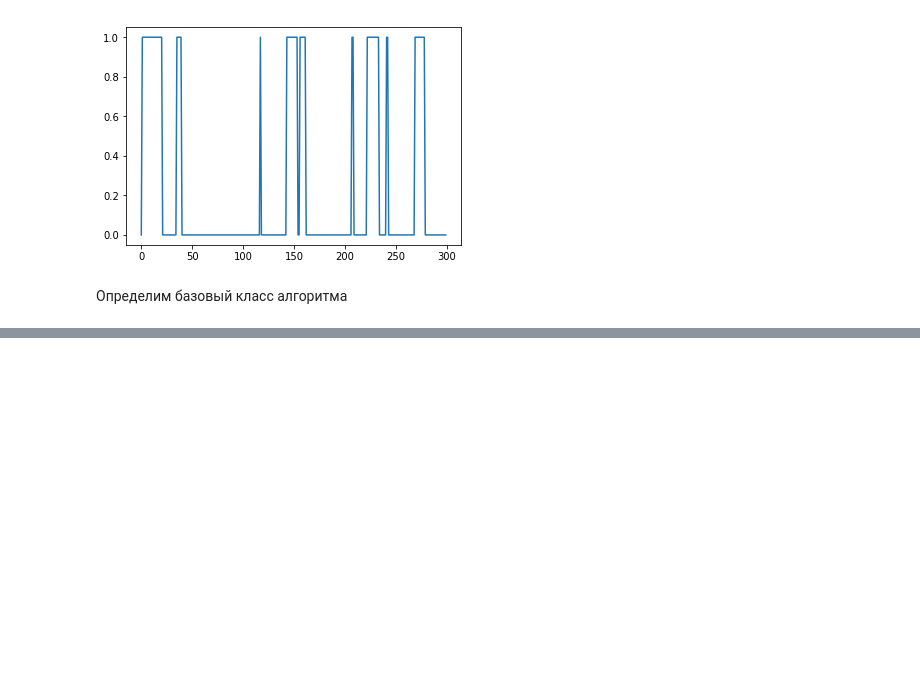
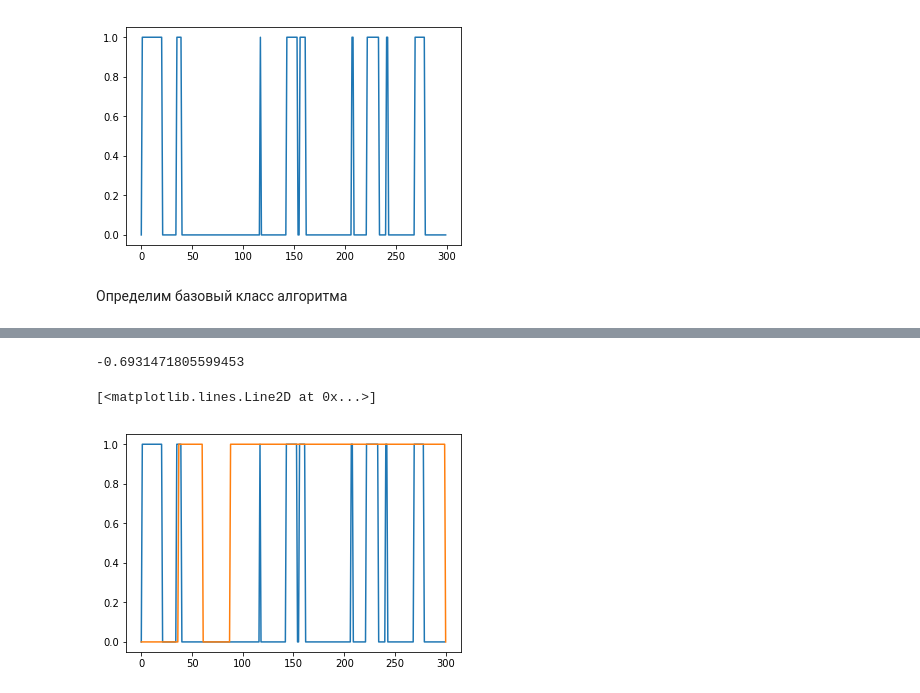
Before and after one commit to evgeniy97/unfarCasino, a Jupyter notebook: KhomutovTask-Copy1.ipynb, the cells around one changed output, grey strips where cells are left out. Saved outputs shown, nothing was run; the diff lists cells and outputs as text; code cells hidden in the pictures; blank space fills up the shorter version.

```diff
--- a/KhomutovTask-Copy1.ipynb
+++ b/KhomutovTask-Copy1.ipynb
@@ -123,0 +124,26 @@ plt.plot(res)
+# %%
+np.log(1/2)
+# %% [output]
+-0.6931471805599453
+# %%
+class baseAlgoLog():
+    def __init__(self, data):
+        self.data = data
+        self.L = len(data)
+
+        self.states = ['F','U'] # F for Fair state, U for Unfair state
+        self.transitionsProbability = {
+            'F': np.log([0.95,0.05]), # to F, to U
+            'U': np.log([0.1,0.9]) # to F, to U
+        }
+
+        self.startProbability = {
+            'F': np.log(2/3),
+            'U': np.log(1/3)
+        }
+
+        self.diceValues = [1,2,3,4,5,6]
+        self.diceValueProbability = {
+            'F': np.log([1/6 for i in range(6)]),
+            'U': np.log([.1,.1,.1,.1,.1,.5])
+        }
@@ -123,0 +198,12 @@ plt.plot(res)
+# %%
+hackCasinoViterbi = algorithmViterbiLog(dataset300)
+result = hackCasinoViterbi()
+# hackCasinoViterbi.probability()
+# print(result)
+res = [0 if l =='F' else 1 for l in result]
+res.append(0)
+plt.plot(lab)
+plt.plot(res)
+# %% [output]
+[<matplotlib.lines.Line2D at 0x...>]
+[figure, added]
```
Also changed, not shown: parts of 2 cells of this notebook.
